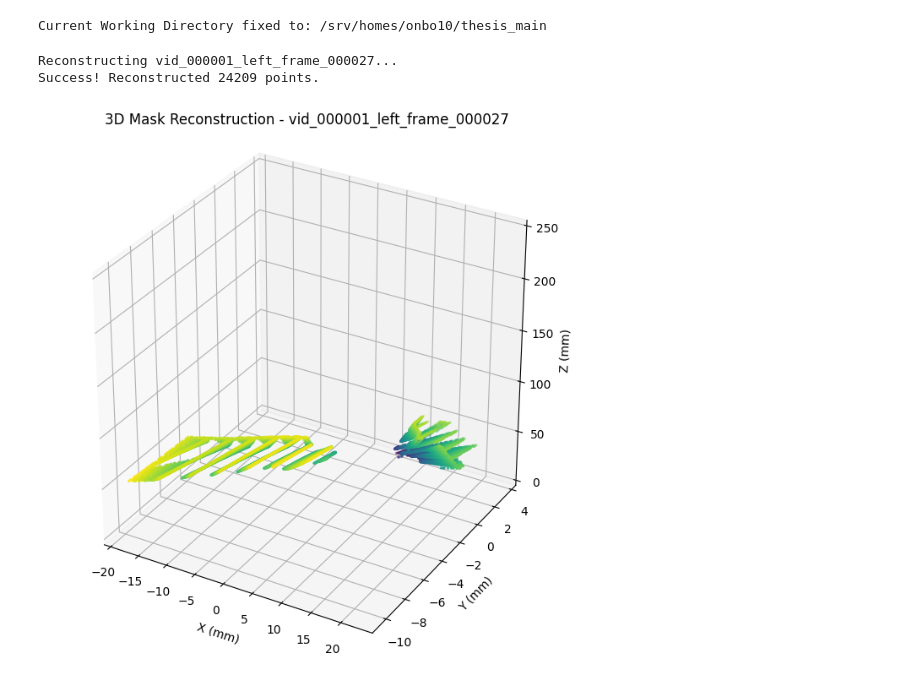
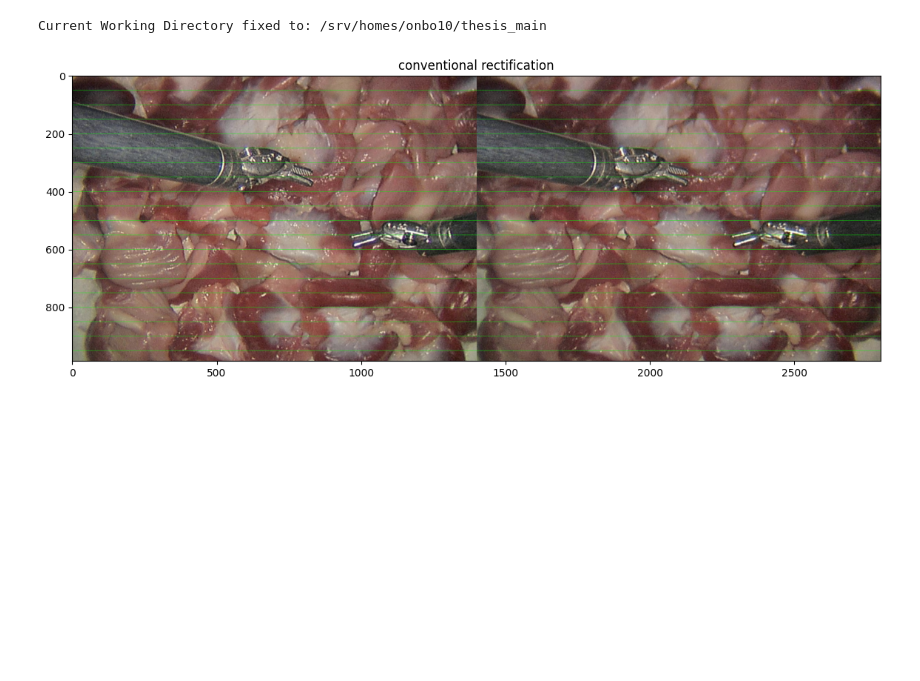
Before and after one commit to ONS-BOUSBIH/robotic-surgical-vision-thesis, a Jupyter notebook: notebooks/triangulation/segmentation_triangulation_assessment.ipynb, the cells around one changed output. Saved outputs shown, nothing was run; the diff lists cells and outputs as text; code cells hidden in the pictures; blank space fills up the shorter version.

Commit message:
developping: dense 3D reconstruction

```diff
--- a/notebooks/triangulation/segmentation_triangulation_assessment.ipynb
+++ b/notebooks/triangulation/segmentation_triangulation_assessment.ipynb
@@ -21,33 +22,37 @@ from utilities.visualizer import TriangulationVisualizer
-# %%
-
-# 1. Setup paths
-
-left_mask_path = "data/Surgpose_for_segmentation/left_test_set/binary_masks/vid_000001_left_frame_000027.png"
-frame_id= os.path.basename(left_mask_path).split('.')[0]
-right_mask_path = left_mask_path.replace('left', 'right')
-zip_calib_path = "data/SurgPose/SurgPose_for_HRNet/000001.zip"
-
-# 2. Initialize Tools
-triangulator = Triangulator()
-triangulator.load_calibration(zip_calib_path)
-visualizer = TriangulationVisualizer()
-
-# 3. Load Masks
-mask_l = cv2.imread(left_mask_path, cv2.IMREAD_GRAYSCALE)
-mask_r = cv2.imread(right_mask_path, cv2.IMREAD_GRAYSCALE)
-
-# 4. Run Reconstruction
-# We use a sampling_rate of 20 to keep the plot responsive
-print(f"Reconstructing {frame_id}...")
-points_3d_cloud = triangulator.reconstruct_mask_3d(mask_l, mask_r, sampling_rate=5)
-
-# 5. Visualize
-if points_3d_cloud.size > 0:
-    print(f"Success! Reconstructed {len(points_3d_cloud)} points.")
-    visualizer.plot_3d_mask(points_3d_cloud, frame_id, show=True)
-else:
-    print("Reconstruction failed: No matching pixels found along epipolar lines.")
-# %% [output]
-Reconstructing vid_000001_left_frame_000027...
-Success! Reconstructed 24209 points.
-[figure, removed]
+# %%
+left_mask_path = "data/Surgpose_for_segmentation/left_test_set/binary_masks/vid_000001_left_frame_000027.png"
+frame_id= os.path.basename(left_mask_path).split('.')[0]
+right_mask_path = left_mask_path.replace('left', 'right')
+zip_calib_path = "data/SurgPose/SurgPose_for_HRNet/000001.zip"
+left_img_path = "data/SurgPose/SurgPose_for_HRNet/Extracted/extracted_frames/000001/vid_000001_left_frame_000027.jpg"
+right_img_path = "data/SurgPose/SurgPose_for_HRNet/Extracted_right_test/extracted_frames/000001/vid_000001_right_frame_000027.jpg"
+# %%
+#Initialize Tools
+triangulator = Triangulator()
+triangulator.load_calibration(zip_calib_path)
+visualizer = TriangulationVisualizer()
+
+#Load Masks
+mask_l = cv2.imread(left_mask_path, cv2.IMREAD_GRAYSCALE)
+mask_r = cv2.imread(right_mask_path, cv2.IMREAD_GRAYSCALE)
+img_l = cv2.imread(left_img_path)
+img_r= cv2.imread(right_img_path)
+h, w = img_l.shape[:2]
+# %%
+mode = "conventional"
+lmap1, lmap2, rmap1, rmap2, q= triangulator.get_rectification_maps(img_size=(h,w), mode=mode)
+rect_l, rect_r = triangulator.rectify_images(img_l, img_r,lmap1, lmap2, rmap1, rmap2, mode)
+rect_mask_l = cv2.remap(mask_l, lmap1, lmap2, cv2.INTER_NEAREST)
+# %%
+# Create a side-by-side view to see the lines crossing both images continuously
+combined = np.hstack((rect_l, rect_r))
+h, w, _ = combined.shape
+
+for i in range(0, h, 50):
+    cv2.line(combined, (0, i), (w, i), (0, 255, 0), 1)
+plt.figure(figsize=(15, 5))
+plt.imshow(cv2.cvtColor(combined, cv2.COLOR_BGR2RGB))
+plt.title(f"{mode} rectification")
+plt.show()
+# %% [output]
+[figure, added]
```
Also changed, not shown: parts of 2 cells of this notebook, 2 other files.
